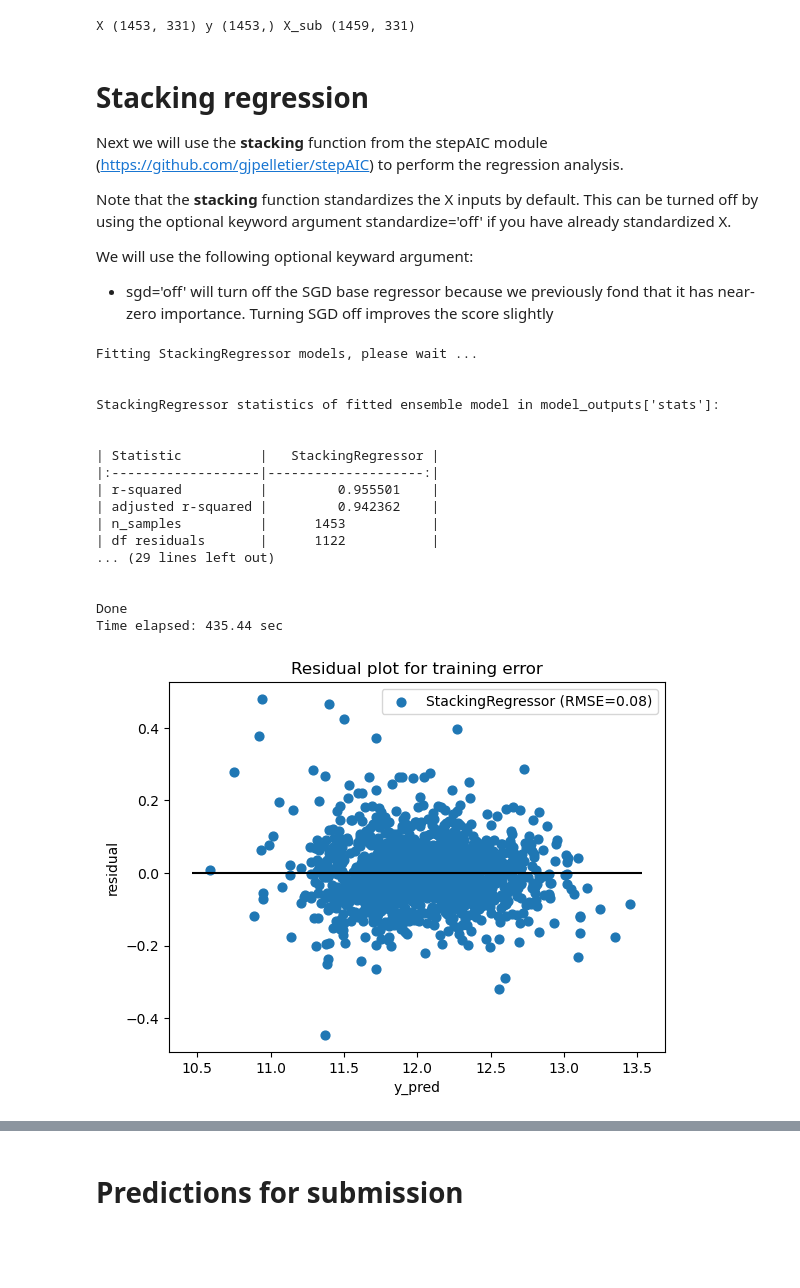
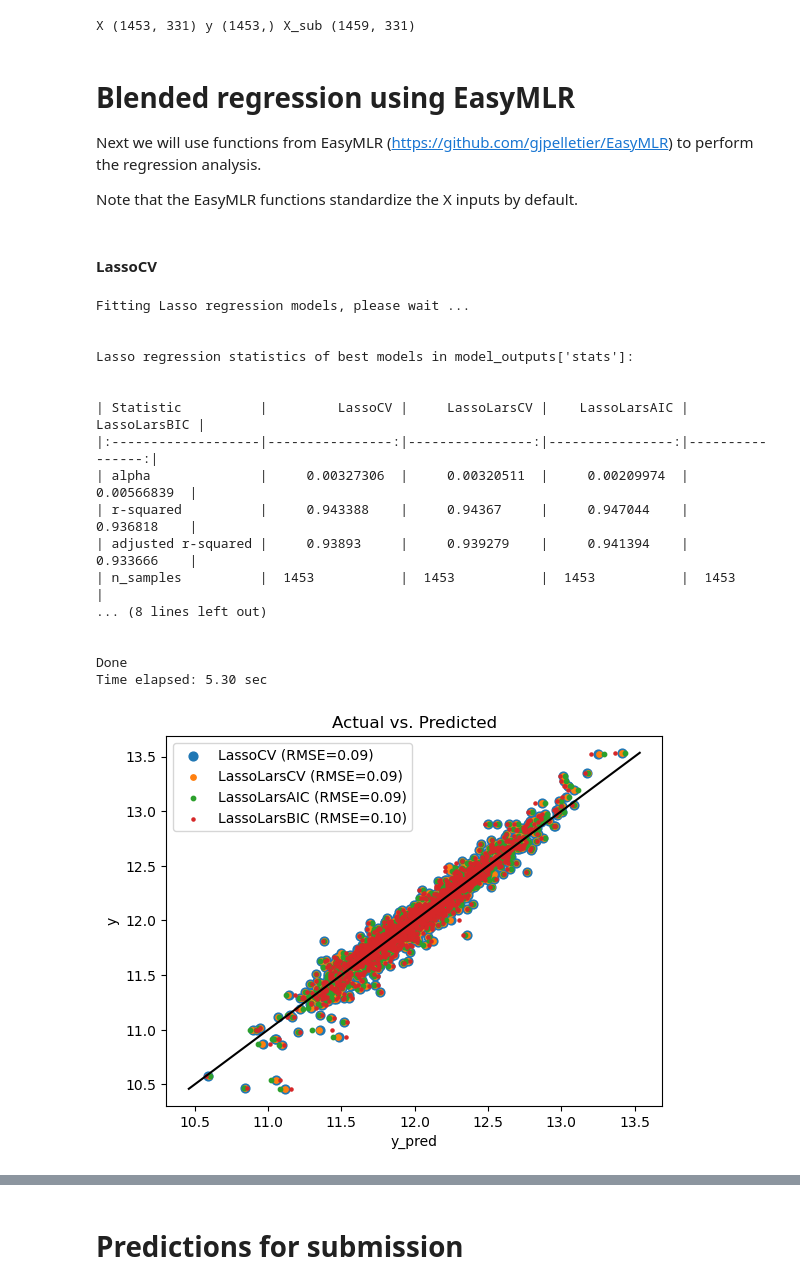
Before and after one commit to gjpelletier/stepAIC, a Jupyter notebook: Example_kaggle_house_prices.ipynb, the cells around one changed output, grey strips where cells are left out. Saved outputs shown, nothing was run; the diff lists cells and outputs as text; code cells hidden in the pictures; blank space fills up the shorter version.

```diff
--- a/Example_kaggle_house_prices.ipynb
+++ b/Example_kaggle_house_prices.ipynb
@@ -242,33 +232,35 @@ print('X', X.shape, 'y', y.shape, 'X_sub', X_sub.shape)
 # %% [output]
 X (1453, 331) y (1453,) X_sub (1459, 331)
 # %% [markdown]
-# Stacking regression
+# Blended regression using EasyMLR
 
-Next we will use the **stacking** function from the stepAIC module (https://github.com/gjpelletier/stepAIC) to perform the regression analysis.
+Next we will use functions from EasyMLR (https://github.com/gjpelletier/EasyMLR) to perform the regression analysis.
 
-Note that the **stacking** function standardizes the X inputs by default. This can be turned off by using the optional keyword argument standardize='off' if you have already standardized X.
-
-We will use the following optional keyward argument:
-- sgd='off' will turn off the SGD base regressor because we previously fond that it has near-zero importance. Turning SGD off improves the score slightly
+Note that the EasyMLR functions standardize the X inputs by default.
-# %%
-from stepAIC import stacking
-model_object, model_output = stacking(X, y, sgd='off')
-# %% [output]
-Fitting StackingRegressor models, please wait ...
-
-
-StackingRegressor statistics of fitted ensemble model in model_outputs['stats']:
-
-
-| Statistic          |   StackingRegressor |
-|:-------------------|--------------------:|
-| r-squared          |         0.955501    |
-| adjusted r-squared |         0.942362    |
-| n_samples          |      1453           |
-| df residuals       |      1122           |
-... (29 lines left out)
-
-
-Done
-Time elapsed: 435.44 sec
-[figure, removed]
+# %% [markdown]
+#### LassoCV
+# %%
+# LassoCV
+from EasyMLR import lasso
+lasso_model, lasso_output = lasso(X, y, verbose=1)
+LassoCV_model = lasso_model['LassoCV']
+LassoAIC_model = lasso_model['LassoLarsAIC']
+# %% [output]
+Fitting Lasso regression models, please wait ...
+
+
+Lasso regression statistics of best models in model_outputs['stats']:
+
+
+| Statistic          |         LassoCV |     LassoLarsCV |    LassoLarsAIC |    LassoLarsBIC |
+|:-------------------|----------------:|----------------:|----------------:|----------------:|
+| alpha              |     0.00327306  |     0.00320511  |     0.00209974  |     0.00566839  |
+| r-squared          |     0.943388    |     0.94367     |     0.947044    |     0.936818    |
+| adjusted r-squared |     0.93893     |     0.939279    |     0.941394    |     0.933666    |
+| n_samples          |  1453           |  1453           |  1453           |  1453           |
+... (8 lines left out)
+
+
+Done
+Time elapsed: 5.30 sec
+[figure, added]
```
Also changed, not shown: parts of 37 cells of this notebook.
